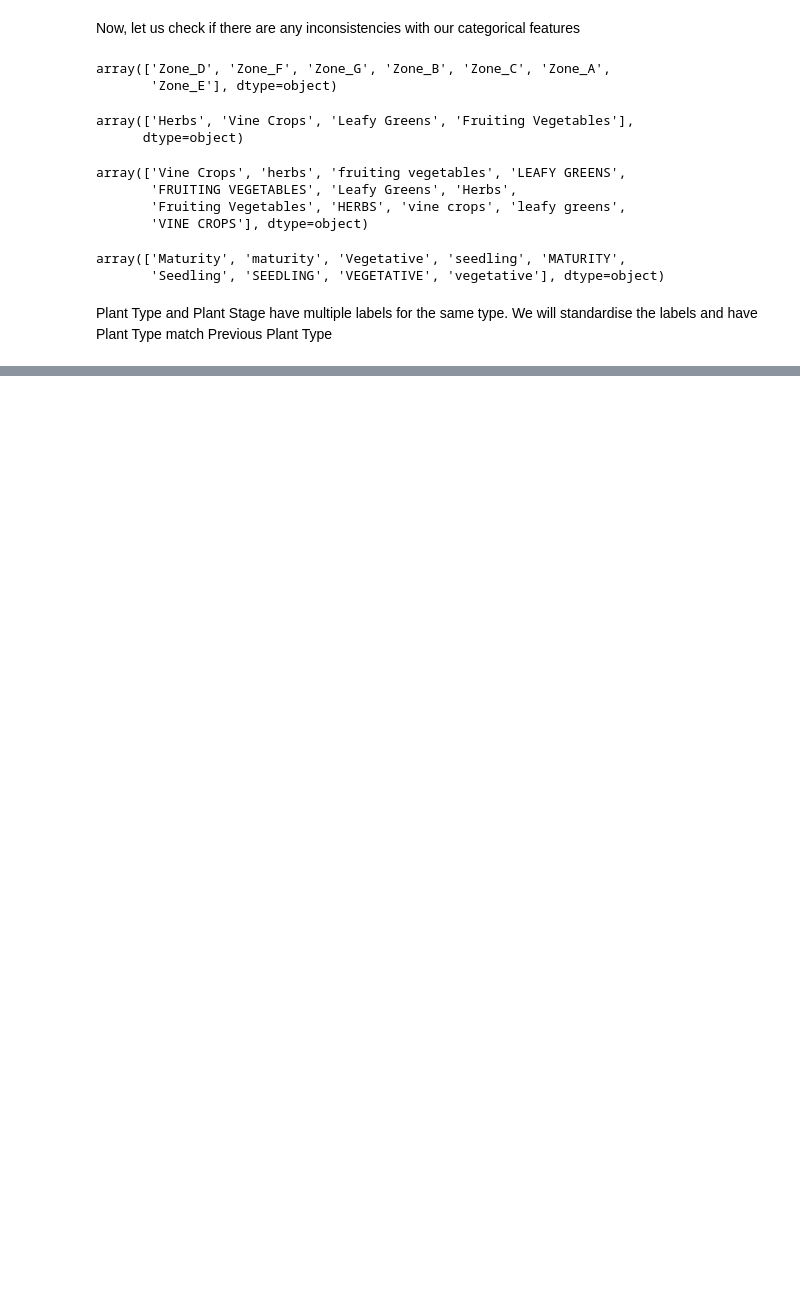
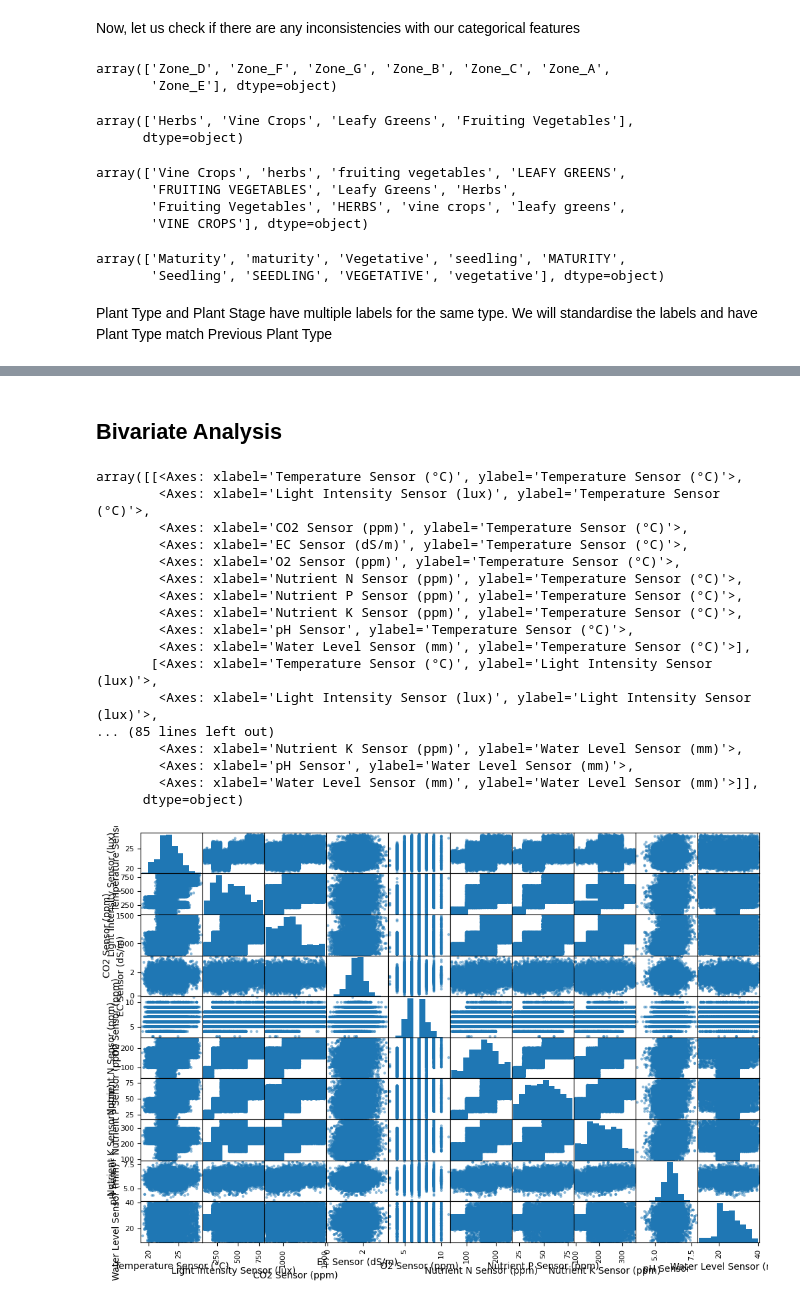
Before and after one commit to Anish-Gholap/agricultural-ml-pipeline, a Jupyter notebook: eda.ipynb, the cells around one changed output, grey strips where cells are left out. Drawn from its saved outputs; the diff is of its cells as text; code cells hidden in the pictures; blank space fills up the shorter version.

```diff
--- a/eda.ipynb
+++ b/eda.ipynb
@@ -232,0 +342,26 @@ mapping = {
+# %% [markdown]
+## Bivariate Analysis
+# %%
+from pandas.plotting import scatter_matrix
+
+attributes = df.select_dtypes(['int64', 'float64']).columns
+scatter_matrix(df[attributes], figsize=(12,8))
+# %% [output]
+array([[<Axes: xlabel='Temperature Sensor (°C)', ylabel='Temperature Sensor (°C)'>,
+        <Axes: xlabel='Light Intensity Sensor (lux)', ylabel='Temperature Sensor (°C)'>,
+        <Axes: xlabel='CO2 Sensor (ppm)', ylabel='Temperature Sensor (°C)'>,
+        <Axes: xlabel='EC Sensor (dS/m)', ylabel='Temperature Sensor (°C)'>,
+        <Axes: xlabel='O2 Sensor (ppm)', ylabel='Temperature Sensor (°C)'>,
+        <Axes: xlabel='Nutrient N Sensor (ppm)', ylabel='Temperature Sensor (°C)'>,
+        <Axes: xlabel='Nutrient P Sensor (ppm)', ylabel='Temperature Sensor (°C)'>,
+        <Axes: xlabel='Nutrient K Sensor (ppm)', ylabel='Temperature Sensor (°C)'>,
+        <Axes: xlabel='pH Sensor', ylabel='Temperature Sensor (°C)'>,
+        <Axes: xlabel='Water Level Sensor (mm)', ylabel='Temperature Sensor (°C)'>],
+       [<Axes: xlabel='Temperature Sensor (°C)', ylabel='Light Intensity Sensor (lux)'>,
+        <Axes: xlabel='Light Intensity Sensor (lux)', ylabel='Light Intensity Sensor (lux)'>,
+... (85 lines left out)
+        <Axes: xlabel='Nutrient K Sensor (ppm)', ylabel='Water Level Sensor (mm)'>,
+        <Axes: xlabel='pH Sensor', ylabel='Water Level Sensor (mm)'>,
+        <Axes: xlabel='Water Level Sensor (mm)', ylabel='Water Level Sensor (mm)'>]],
+      dtype=object)
+[figure, added]
```
Also changed, not shown: parts of 18 cells of this notebook.
